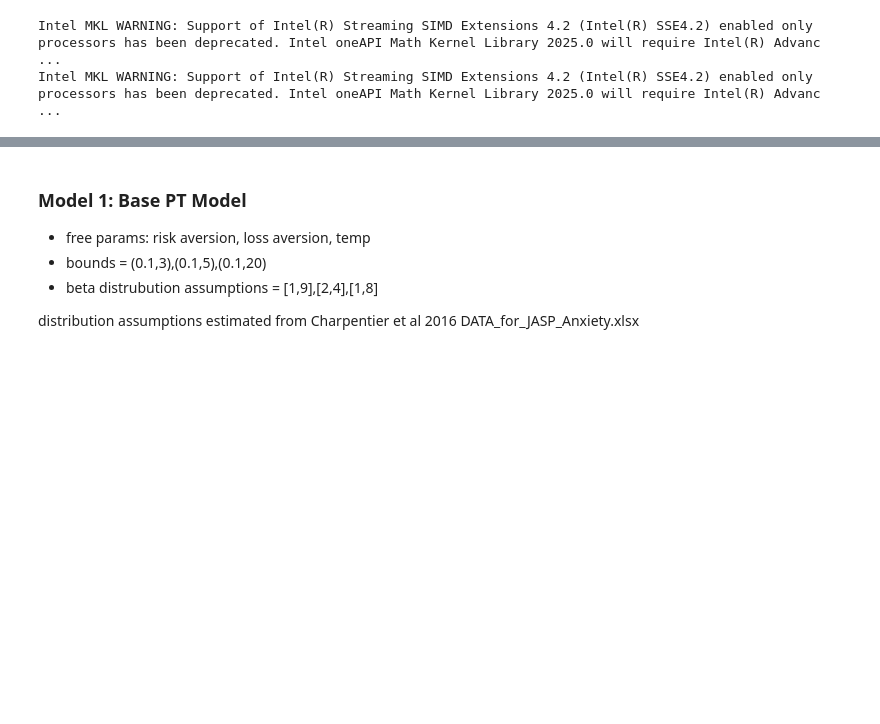
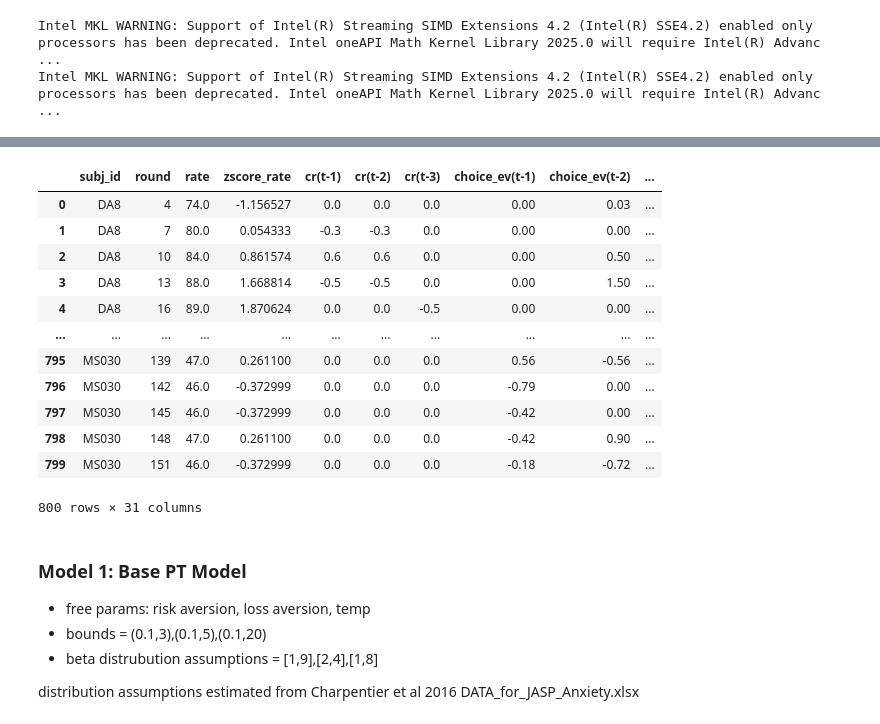
Before and after one commit to aliefink/swb_behav_models, a Jupyter notebook: scripts/swb_pt_models.ipynb, the cells around one changed output, grey strips where cells are left out. Saved outputs shown, nothing was run; the diff lists cells and outputs as text; code cells hidden in the pictures; blank space fills up the shorter version.

```diff
--- a/scripts/swb_pt_models.ipynb
+++ b/scripts/swb_pt_models.ipynb
@@ -31,3 +54,22 @@ import SWB_modeling_utils
+# %%
+model_input_path = '/Users/alexandrafink/Documents/GraduateSchool/SaezLab/SWB/swb_computational_modeling/swb_behav_models/data/model_input_data_06192023'
+model_input = pd.read_csv(model_input_path)
+# %%
+model_input
+# %% [output]
+|  | subj_id | round | rate | zscore_rate | cr(t-1) | cr(t-2) | cr(t-3) | choice_ev(t-1) | choice_ev(t-2) | ... |
+| 0 | DA8 | 4 | 74.0 | -1.156527 | 0.0 | 0.0 | 0.0 | 0.00 | 0.03 | ... |
+| 1 | DA8 | 7 | 80.0 | 0.054333 | -0.3 | -0.3 | 0.0 | 0.00 | 0.00 | ... |
+| 2 | DA8 | 10 | 84.0 | 0.861574 | 0.6 | 0.6 | 0.0 | 0.00 | 0.50 | ... |
+| 3 | DA8 | 13 | 88.0 | 1.668814 | -0.5 | -0.5 | 0.0 | 0.00 | 1.50 | ... |
+| 4 | DA8 | 16 | 89.0 | 1.870624 | 0.0 | 0.0 | -0.5 | 0.00 | 0.00 | ... |
+| ... | ... | ... | ... | ... | ... | ... | ... | ... | ... | ... |
+| 795 | MS030 | 139 | 47.0 | 0.261100 | 0.0 | 0.0 | 0.0 | 0.56 | -0.56 | ... |
+| 796 | MS030 | 142 | 46.0 | -0.372999 | 0.0 | 0.0 | 0.0 | -0.79 | 0.00 | ... |
+| 797 | MS030 | 145 | 46.0 | -0.372999 | 0.0 | 0.0 | 0.0 | -0.42 | 0.00 | ... |
+| 798 | MS030 | 148 | 47.0 | 0.261100 | 0.0 | 0.0 | 0.0 | -0.42 | 0.90 | ... |
+| 799 | MS030 | 151 | 46.0 | -0.372999 | 0.0 | 0.0 | 0.0 | -0.18 | -0.72 | ... |
+800 rows × 31 columns
 # %% [markdown]
 ### Model 1: Base PT Model
 - free params: risk aversion, loss aversion, temp
```
Also changed, not shown: parts of 58 cells of this notebook, 24 other files.
